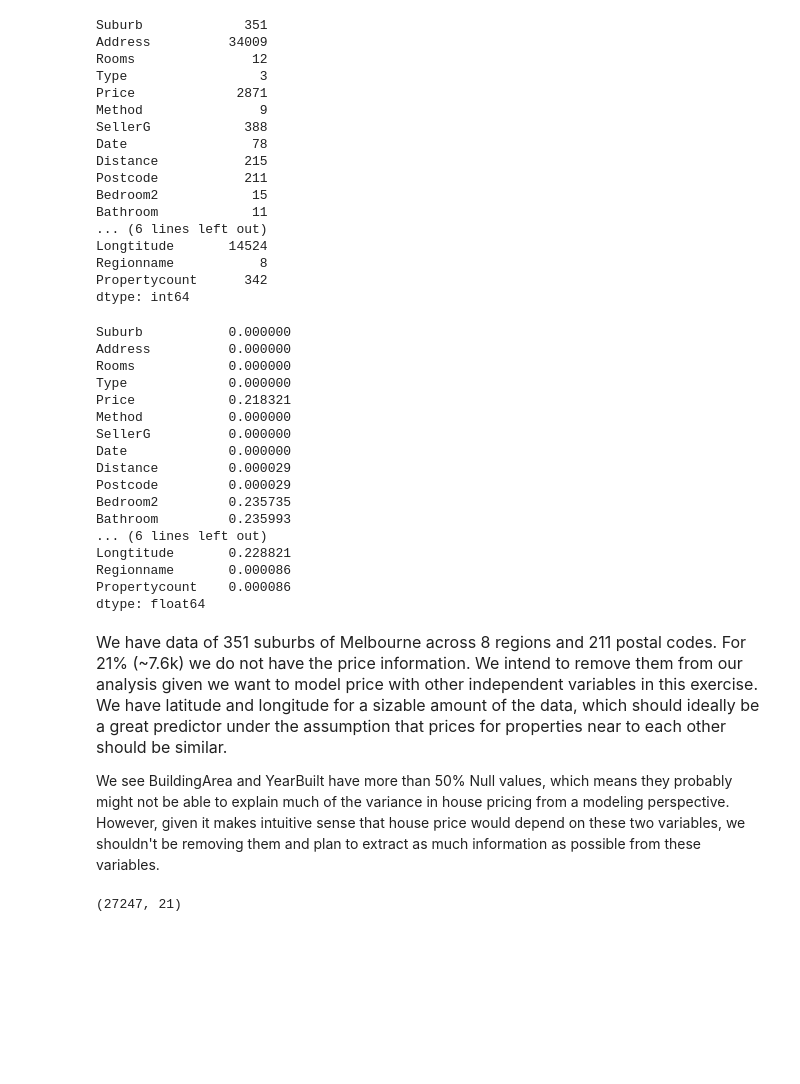
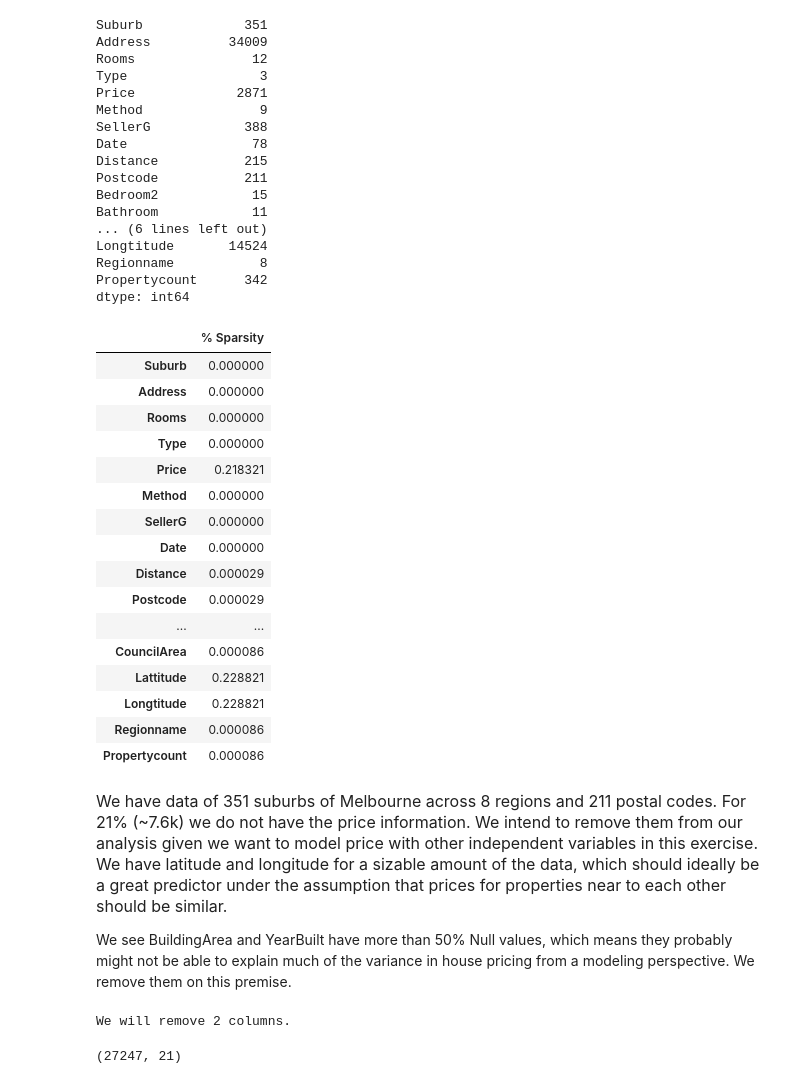
Before and after one commit to abhinav-sharma-6167/DS-Python-Project, a Jupyter notebook: Python Project - Melbourne Housing Analysis.ipynb, the cells around one changed output. Drawn from its saved outputs; the diff is of its cells as text; code cells hidden in the pictures; blank space fills up the shorter version.

```diff
--- a/Python Project - Melbourne Housing Analysis.ipynb
+++ b/Python Project - Melbourne Housing Analysis.ipynb
@@ -87,26 +87,33 @@ Regionname           8
 Propertycount      342
 dtype: int64
 # %%
-data.apply(lambda x : x.isnull().sum()/len(x))
+missing_df = data.apply(lambda x : [x.isnull().sum()/len(x)]).T.rename(columns = {0:'% Sparsity'})
+missing_df
 # %% [output]
-Suburb           0.000000
-Address          0.000000
-Rooms            0.000000
-Type             0.000000
-Price            0.218321
-Method           0.000000
-SellerG          0.000000
-Date             0.000000
-Distance         0.000029
-Postcode         0.000029
-Bedroom2         0.235735
-Bathroom         0.235993
-... (6 lines left out)
-Longtitude       0.228821
-Regionname       0.000086
-Propertycount    0.000086
-dtype: float64
+|  | % Sparsity |
+| Suburb | 0.000000 |
+| Address | 0.000000 |
+| Rooms | 0.000000 |
+| Type | 0.000000 |
+| Price | 0.218321 |
+| Method | 0.000000 |
+| SellerG | 0.000000 |
+| Date | 0.000000 |
+| Distance | 0.000029 |
+| Postcode | 0.000029 |
+| ... | ... |
+| CouncilArea | 0.000086 |
+| Lattitude | 0.228821 |
+| Longtitude | 0.228821 |
+| Regionname | 0.000086 |
+| Propertycount | 0.000086 |
 # %% [markdown]
 <font face="Tahoma" size=3>We have data of 351 suburbs of Melbourne across 8 regions and 211 postal codes. For 21% (~7.6k) we do not have the price information. We intend to remove them from our analysis given we want to model price with other independent variables in this exercise. We have latitude and longitude for a sizable amount of the data, which should ideally be a great predictor under the assumption that prices for properties near to each other should be similar.
 
-We see BuildingArea and YearBuilt have more than 50% Null values, which means they probably might not be able to explain much of the variance in house pricing from a modeling perspective. However, given it makes intuitive sense that house price would depend on these two variables, we shouldn't be removing them and plan to extract as much information as possible from these variables.
+We see BuildingArea and YearBuilt have more than 50% Null values, which means they probably might not be able to explain much of the variance in house pricing from a modeling perspective. We remove them on this premise.
+# %%
+#Remove sparse columns
+missing_columns = list(missing_df[missing_df['% Sparsity'] > 0.50].index)
+print('We will remove %d columns.' % len(missing_columns))
+# %% [output]
+We will remove 2 columns.
```
Also changed, not shown: parts of 21 cells of this notebook.
